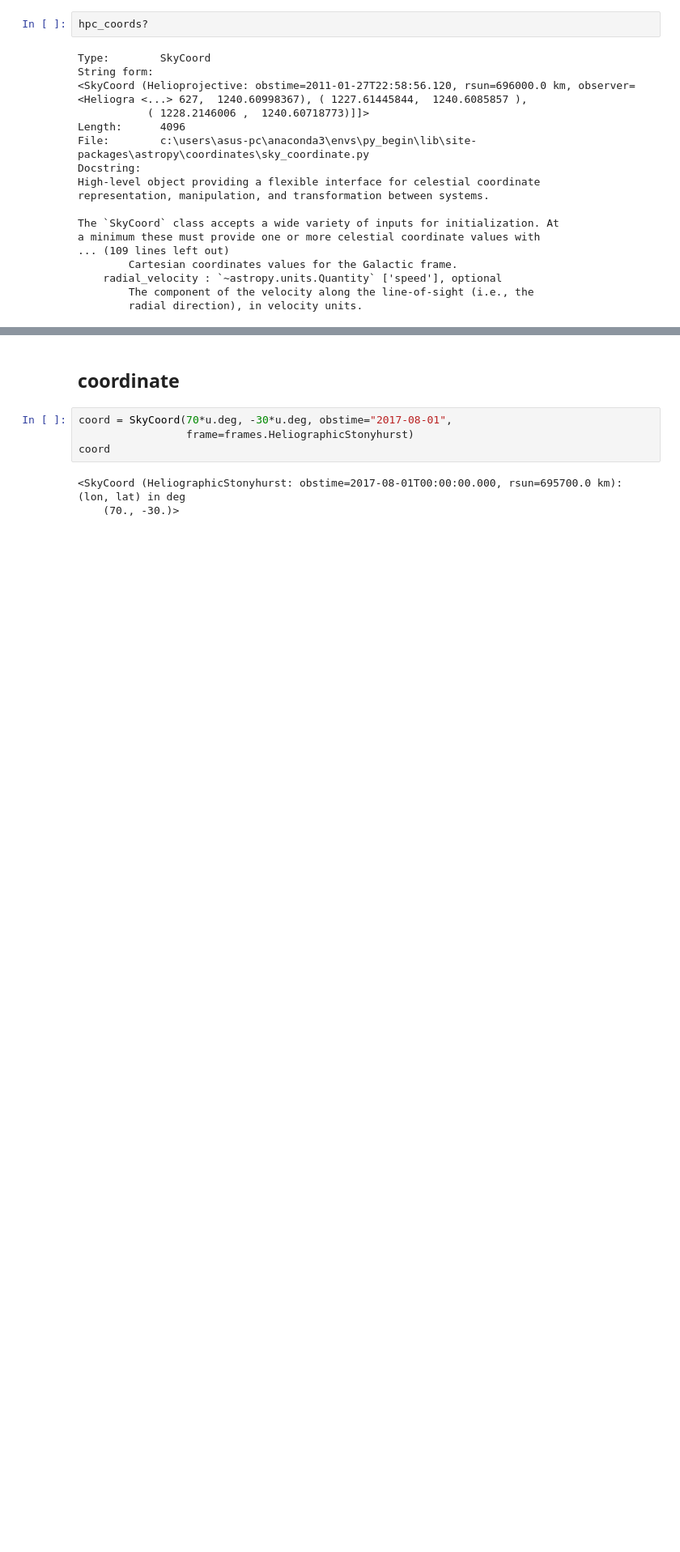
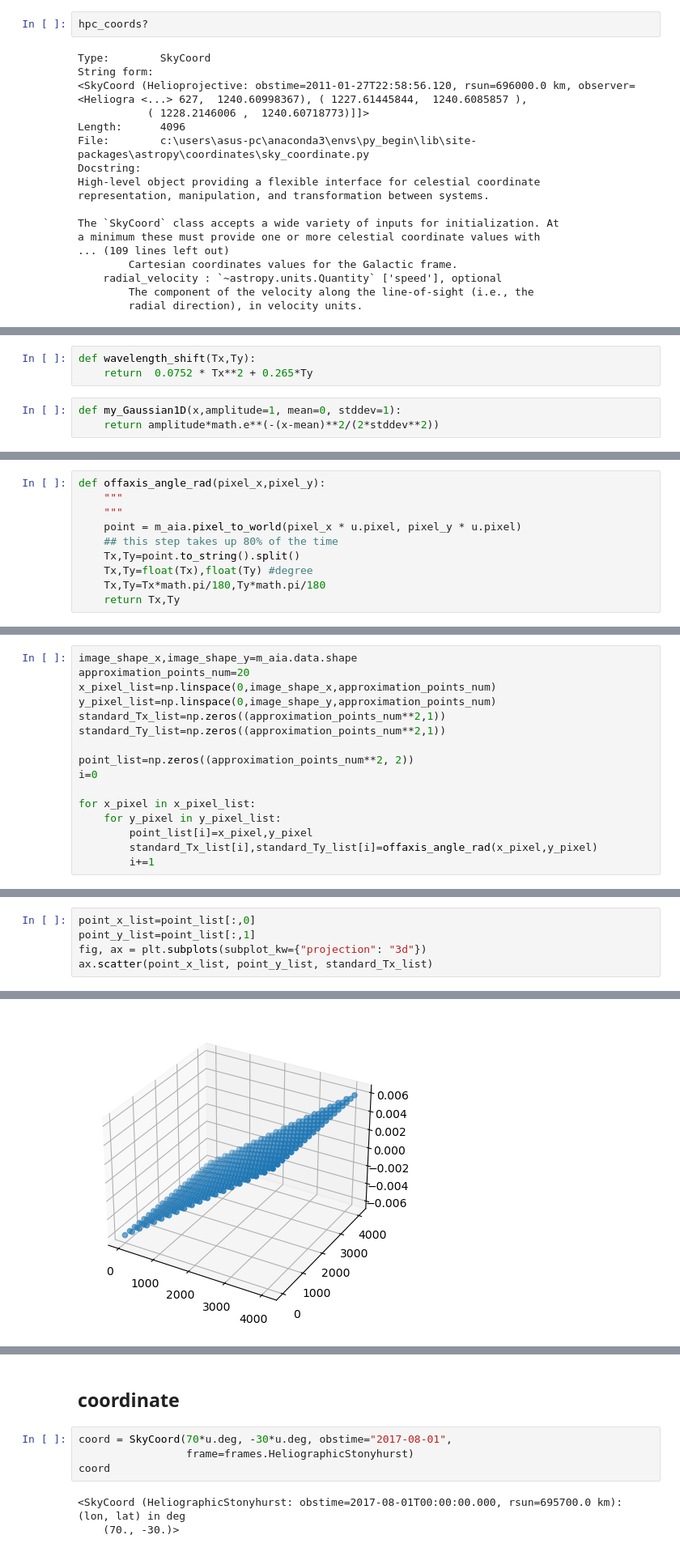
Before and after one commit to MaoChengzhi/EVE-spectrum-correction, a Jupyter notebook: my_attempt/AIA_basics.ipynb, the cells around one changed output, grey strips where cells are left out. Shown at 81% size. Cells and saved outputs as stored; diff of their text form; blank space fills up the shorter version.

Commit message:
AIA part half done
AIA:
Use a level 1 FITS file.
Results are roughly consistent with the  article P43 graph3.3

EVE:
I don't know how to use Python to process EVE data, so I only download a level 2.

```diff
--- a/my_attempt/AIA_basics.ipynb
+++ b/my_attempt/AIA_basics.ipynb
@@ -175,0 +225,6 @@ a minimum these must provide one or more celestial coordinate values with
+# %%
+def wavelength_shift(Tx,Ty):
+    return  0.0752 * Tx**2 + 0.265*Ty
+# %%
+def my_Gaussian1D(x,amplitude=1, mean=0, stddev=1):
+    return amplitude*math.e**(-(x-mean)**2/(2*stddev**2))
@@ -175,0 +287,10 @@ a minimum these must provide one or more celestial coordinate values with
+# %%
+def offaxis_angle_rad(pixel_x,pixel_y):
+    """
+    """
+    point = m_aia.pixel_to_world(pixel_x * u.pixel, pixel_y * u.pixel)
+    ## this step takes up 80% of the time
+    Tx,Ty=point.to_string().split()
+    Tx,Ty=float(Tx),float(Ty) #degree
+    Tx,Ty=Tx*math.pi/180,Ty*math.pi/180
+    return Tx,Ty
@@ -175,0 +303,16 @@ a minimum these must provide one or more celestial coordinate values with
+# %%
+image_shape_x,image_shape_y=m_aia.data.shape
+approximation_points_num=20
+x_pixel_list=np.linspace(0,image_shape_x,approximation_points_num)
+y_pixel_list=np.linspace(0,image_shape_y,approximation_points_num)
+standard_Tx_list=np.zeros((approximation_points_num**2,1))
+standard_Ty_list=np.zeros((approximation_points_num**2,1))
+
+point_list=np.zeros((approximation_points_num**2, 2))
+i=0
+
+for x_pixel in x_pixel_list:
+    for y_pixel in y_pixel_list:
+        point_list[i]=x_pixel,y_pixel
+        standard_Tx_list[i],standard_Ty_list[i]=offaxis_angle_rad(x_pixel,y_pixel)
+        i+=1
@@ -175,0 +368,6 @@ a minimum these must provide one or more celestial coordinate values with
+# %%
+point_x_list=point_list[:,0]
+point_y_list=point_list[:,1]
+fig, ax = plt.subplots(subplot_kw={"projection": "3d"})
+ax.scatter(point_x_list, point_y_list, standard_Tx_list)
+# %% [output]
@@ -175,0 +375 @@ a minimum these must provide one or more celestial coordinate values with
+[figure, added]
```
Also changed, not shown: parts of 49 cells of this notebook, 43 other files.
